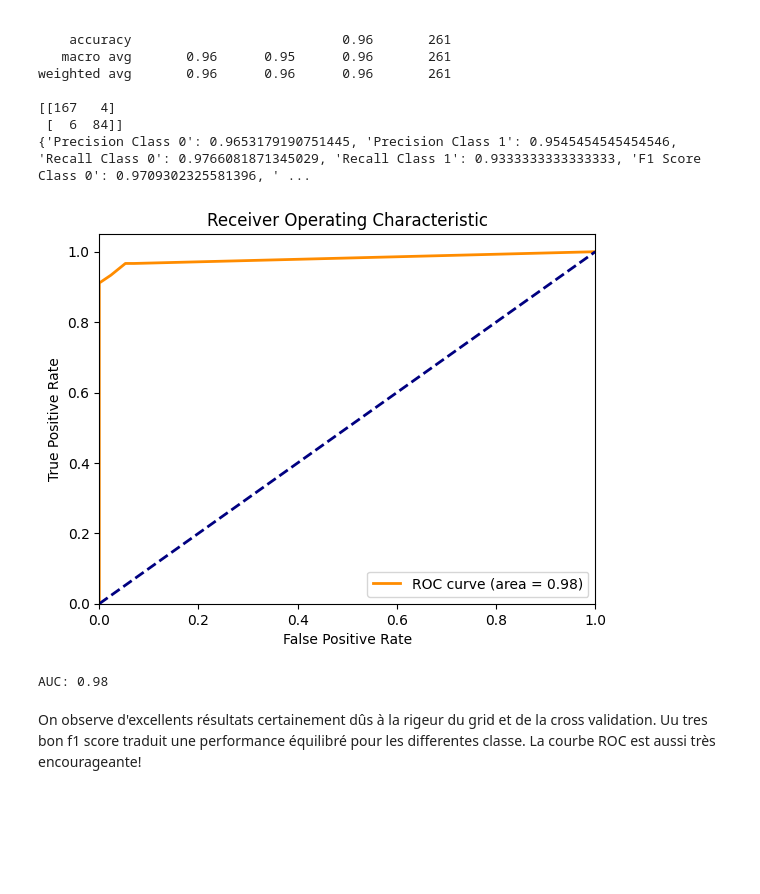
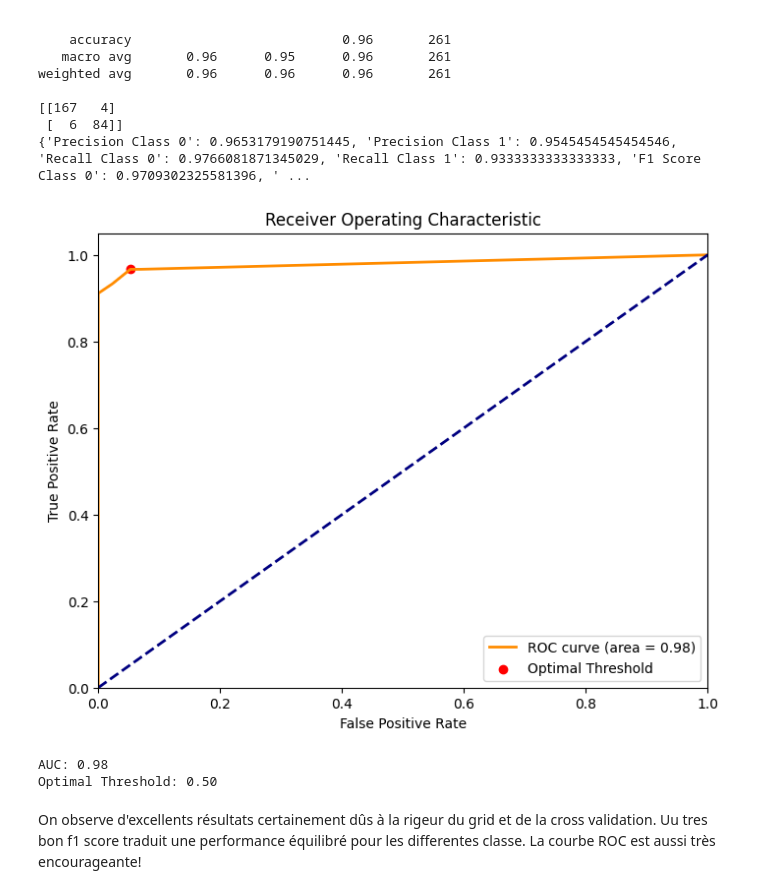
Before and after one commit to malayaan/Income_inequality, a Jupyter notebook: first.ipynb, the cells around one changed output. Saved outputs shown, nothing was run; the diff lists cells and outputs as text; code cells hidden in the pictures; blank space fills up the shorter version.

```diff
--- a/first.ipynb
+++ b/first.ipynb
@@ -78,7 +78,7 @@ param_grid = {
     'max_depth': range(1, 100,9),
     'min_samples_split': range(2, 10),
     'min_samples_leaf': range(1, 5),
-    'ccp_alpha': [0,0.00001,0.0001,0.001]  # Add a range for ccp_alpha
+    'ccp_alpha': [0,0.00001,0.001]  # Add a range for ccp_alpha
 }
 
 
@@ -151,29 +151,36 @@ weighted avg       0.96      0.96      0.96       261
 # %%
 # Compute the predicted probabilities of class 1 for the test set
 y_pred_prob = optimized_tree.predict_proba(X_test)[:, 1]
 
 # Compute TPR and FPR for various threshold settings
 fpr, tpr, thresholds = roc_curve(y_test, y_pred_prob)
 
 # Compute the AUC
 roc_auc = auc(fpr, tpr)
 
+# Calculate the optimal threshold (the one closest to the top-left corner of the ROC space)
+optimal_idx = np.argmax(tpr - fpr)
+optimal_threshold = thresholds[optimal_idx]
+
 # Plot the ROC curve
-plt.figure()
+plt.figure(figsize=(8, 6))
 plt.plot(fpr, tpr, color='darkorange', lw=2, label='ROC curve (area = %0.2f)' % roc_auc)
 plt.plot([0, 1], [0, 1], color='navy', lw=2, linestyle='--')
+plt.scatter(fpr[optimal_idx], tpr[optimal_idx], marker='o', color='red', label='Optimal Threshold')
 plt.xlim([0.0, 1.0])
 plt.ylim([0.0, 1.05])
 plt.xlabel('False Positive Rate')
 plt.ylabel('True Positive Rate')
 plt.title('Receiver Operating Characteristic')
 plt.legend(loc="lower right")
 plt.show()
 
-# Print the AUC
+# Print the AUC and the optimal threshold
 print('AUC: %0.2f' % roc_auc)
+print('Optimal Threshold: %0.2f' % optimal_threshold)
 # %% [output]
-[figure, old version]
+[figure, new version]
 AUC: 0.98
+Optimal Threshold: 0.50
 # %% [markdown]
 On observe d'excellents résultats certainement dûs à la rigeur du grid et de la cross validation. Uu tres bon f1 score traduit une performance équilibré pour les differentes classe. La courbe ROC est aussi très encourageante!
```
Also changed, not shown: parts of 10 cells of this notebook.
